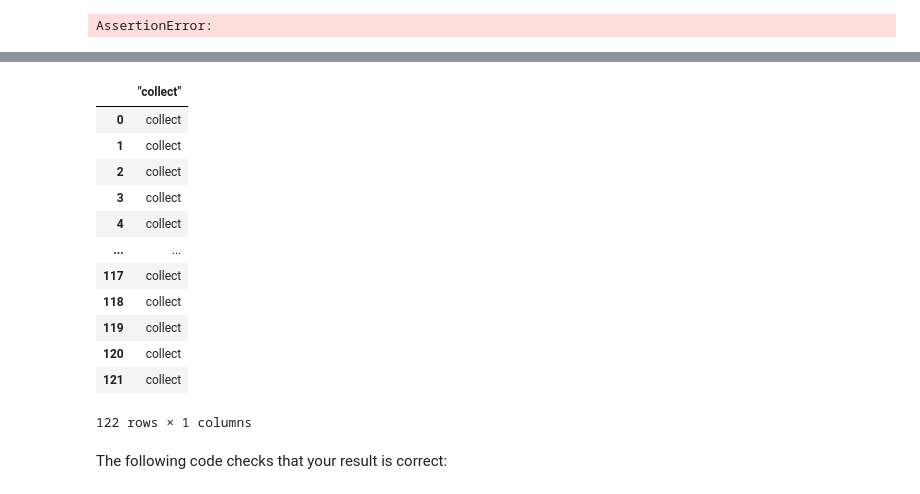
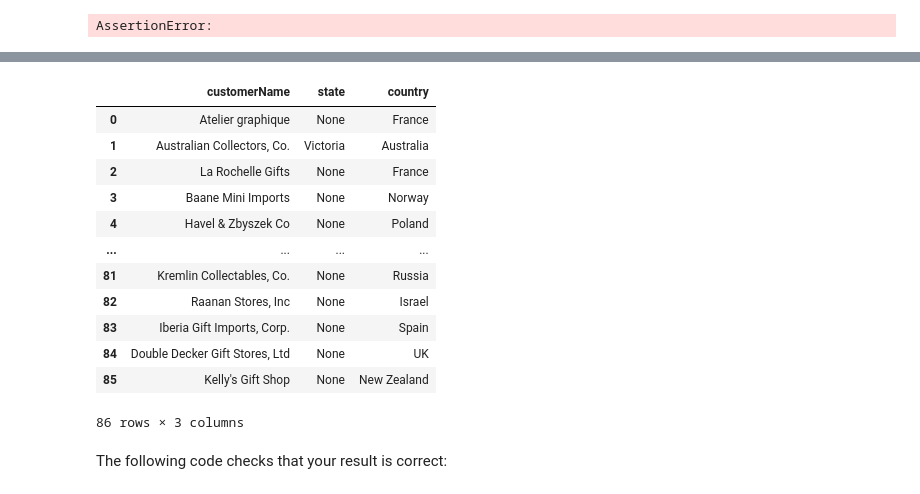
Before and after one commit to jackychavezm19/SQL_Folder, a Jupyter notebook: SQL_Lab_Assignment_1.ipynb, the cells around one changed output, grey strips where cells are left out. Cells and saved outputs as stored; diff of their text form; code cells hidden in the pictures.

```diff
--- a/SQL_Lab_Assignment_1.ipynb
+++ b/SQL_Lab_Assignment_1.ipynb
@@ -141,27 +141,29 @@ We are looking for customers with names like `"Australian Collectors, Co."` or `
 # %%
 # Replace None with appropriate SQL code
 q2 = """
-SELECT "collect"
+SELECT "customerName", "state", "country"
 FROM customers
+WHERE
+    "country" IS NOT "USA"
 ;
 """
 
 q2_result = pd.read_sql(q2, conn)
 q2_result
 # %% [output]
-|  | "collect" |
-| 0 | collect |
-| 1 | collect |
-| 2 | collect |
-| 3 | collect |
-| 4 | collect |
-| ... | ... |
-| 117 | collect |
-| 118 | collect |
-| 119 | collect |
-| 120 | collect |
-| 121 | collect |
+|  | customerName | state | country |
+| 0 | Atelier graphique | None | France |
+| 1 | Australian Collectors, Co. | Victoria | Australia |
+| 2 | La Rochelle Gifts | None | France |
+| 3 | Baane Mini Imports | None | Norway |
+| 4 | Havel & Zbyszek Co | None | Poland |
+| ... | ... | ... | ... |
+| 81 | Kremlin Collectables, Co. | None | Russia |
+| 82 | Raanan Stores, Inc | None | Israel |
+| 83 | Iberia Gift Imports, Corp. | None | Spain |
+| 84 | Double Decker Gift Stores, Ltd | None | UK |
+| 85 | Kelly's Gift Shop | None | New Zealand |
-122 rows × 1 columns
+86 rows × 3 columns
 # %% [markdown]
 The following code checks that your result is correct:
 # %%
```
Also changed, not shown: parts of 4 cells of this notebook.
